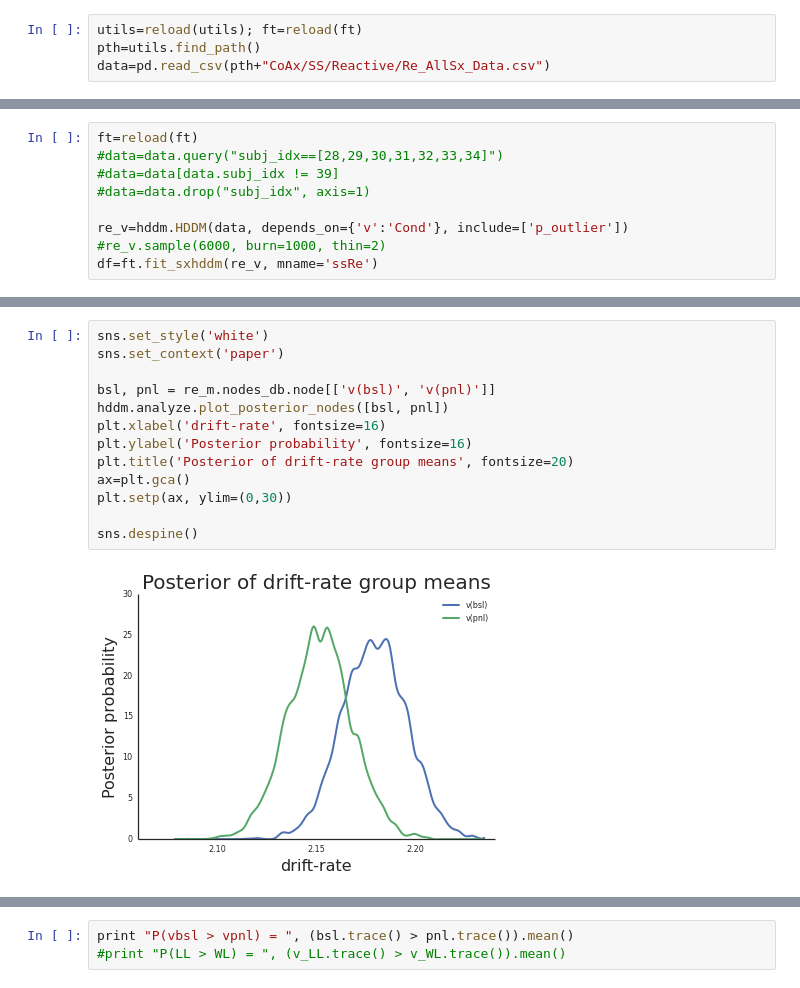
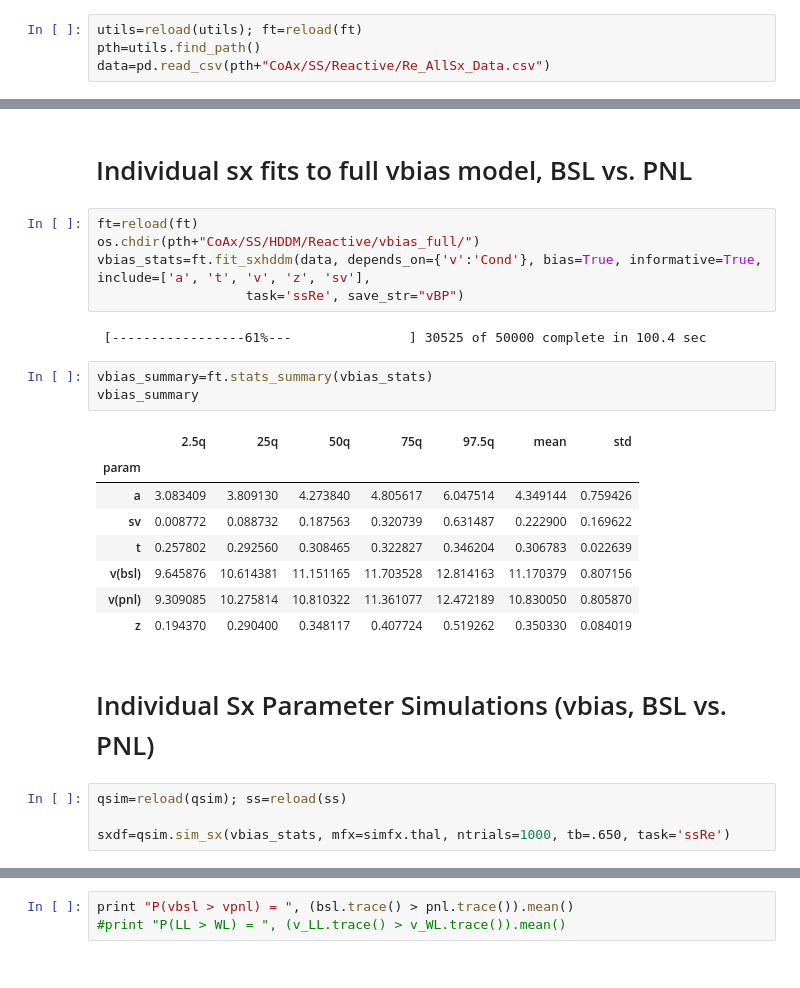
Before and after one commit to dunovank/pynb, a Jupyter notebook: ssRe HDDM.ipynb, the cells around one changed output, grey strips where cells are left out. Drawn from its saved outputs; the diff is of its cells as text.

Commit message:
ssRe HDDM with fits and sims to Re data

```diff
--- a/ssRe HDDM.ipynb
+++ b/ssRe HDDM.ipynb
@@ -20,9 +12,0 @@ data=pd.read_csv(pth+"CoAx/SS/Reactive/Re_AllSx_Data.csv")
-# %%
-ft=reload(ft)
-#data=data.query("subj_idx==[28,29,30,31,32,33,34]")
-#data=data[data.subj_idx != 39]
-#data=data.drop("subj_idx", axis=1)
-
-re_v=hddm.HDDM(data, depends_on={'v':'Cond'}, include=['p_outlier'])
-#re_v.sample(6000, burn=1000, thin=2)
-df=ft.fit_sxhddm(re_v, mname='ssRe')
@@ -122,15 +13,27 @@ Plotting t
-# %%
-sns.set_style('white')
-sns.set_context('paper')
-
-bsl, pnl = re_m.nodes_db.node[['v(bsl)', 'v(pnl)']]
-hddm.analyze.plot_posterior_nodes([bsl, pnl])
-plt.xlabel('drift-rate', fontsize=16)
-plt.ylabel('Posterior probability', fontsize=16)
-plt.title('Posterior of drift-rate group means', fontsize=20)
-ax=plt.gca()
-plt.setp(ax, ylim=(0,30))
-
-sns.despine()
-# %% [output]
-[figure, removed]
+# %% [markdown]
+# Individual sx fits to full vbias model, BSL vs. PNL
+# %%
+ft=reload(ft)
+os.chdir(pth+"CoAx/SS/HDDM/Reactive/vbias_full/")
+vbias_stats=ft.fit_sxhddm(data, depends_on={'v':'Cond'}, bias=True, informative=True, include=['a', 't', 'v', 'z', 'sv'],
+                   task='ssRe', save_str="vBP")
+# %% [output]
+ [-----------------61%---               ] 30525 of 50000 complete in 100.4 sec
+# %%
+vbias_summary=ft.stats_summary(vbias_stats)
+vbias_summary
+# %% [output]
+|  | 2.5q | 25q | 50q | 75q | 97.5q | mean | std |
+| param |  |  |  |  |  |  |  |
+| a | 3.083409 | 3.809130 | 4.273840 | 4.805617 | 6.047514 | 4.349144 | 0.759426 |
+| sv | 0.008772 | 0.088732 | 0.187563 | 0.320739 | 0.631487 | 0.222900 | 0.169622 |
+| t | 0.257802 | 0.292560 | 0.308465 | 0.322827 | 0.346204 | 0.306783 | 0.022639 |
+| v(bsl) | 9.645876 | 10.614381 | 11.151165 | 11.703528 | 12.814163 | 11.170379 | 0.807156 |
+| v(pnl) | 9.309085 | 10.275814 | 10.810322 | 11.361077 | 12.472189 | 10.830050 | 0.805870 |
+| z | 0.194370 | 0.290400 | 0.348117 | 0.407724 | 0.519262 | 0.350330 | 0.084019 |
+# %% [markdown]
+# Individual Sx Parameter Simulations (vbias, BSL vs. PNL)
+# %%
+qsim=reload(qsim); ss=reload(ss)
+
+sxdf=qsim.sim_sx(vbias_stats, mfx=simfx.thal, ntrials=1000, tb=.650, task='ssRe')
```
Also changed, not shown: parts of 21 cells of this notebook, 1 other file.
